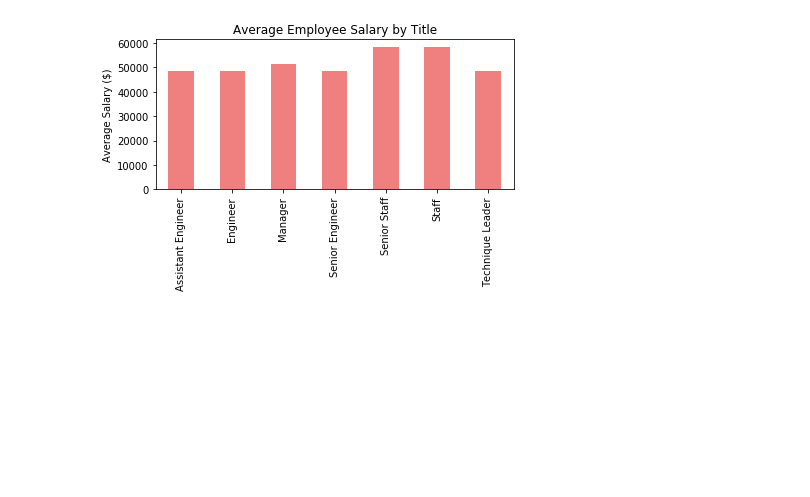
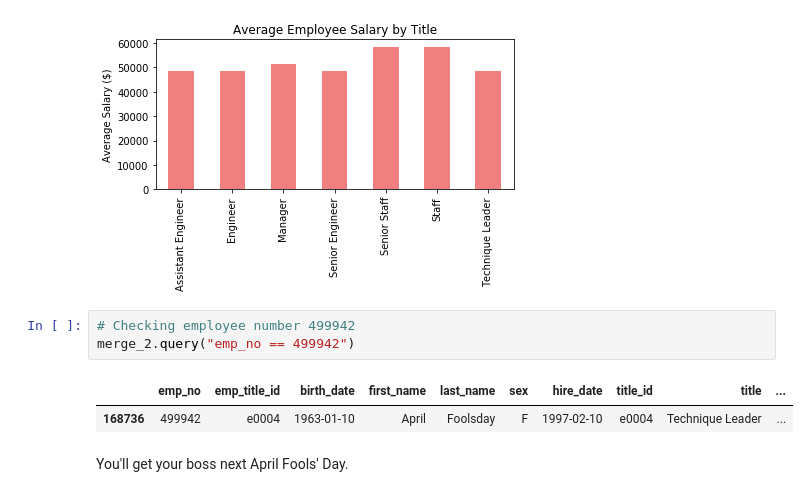
Before and after one commit to kennywf/sql-challenge, a Jupyter notebook: EmployeeSQL/Bonus_Questions.ipynb, the cells around one changed output. Cells and saved outputs as stored; diff of their text form; blank space fills up the shorter version.

```diff
--- a/EmployeeSQL/Bonus_Questions.ipynb
+++ b/EmployeeSQL/Bonus_Questions.ipynb
@@ -136,3 +138,11 @@ plt.tight_layout()
 plt.savefig('Average Employee Salary by Title')
 # %% [output]
 [figure]
+# %%
+# Checking employee number 499942
+merge_2.query("emp_no == 499942")
+# %% [output]
+|  | emp_no | emp_title_id | birth_date | first_name | last_name | sex | hire_date | title_id | title | ... |
+| 168736 | 499942 | e0004 | 1963-01-10 | April | Foolsday | F | 1997-02-10 | e0004 | Technique Leader | ... |
+# %% [markdown]
+You'll get your boss next April Fools' Day.
```
Also changed, not shown: parts of 1 cell of this notebook.
